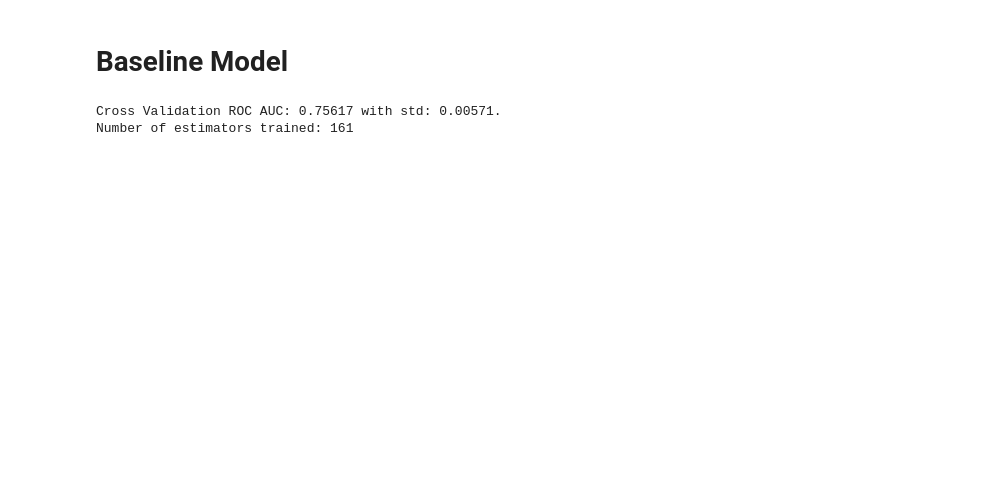
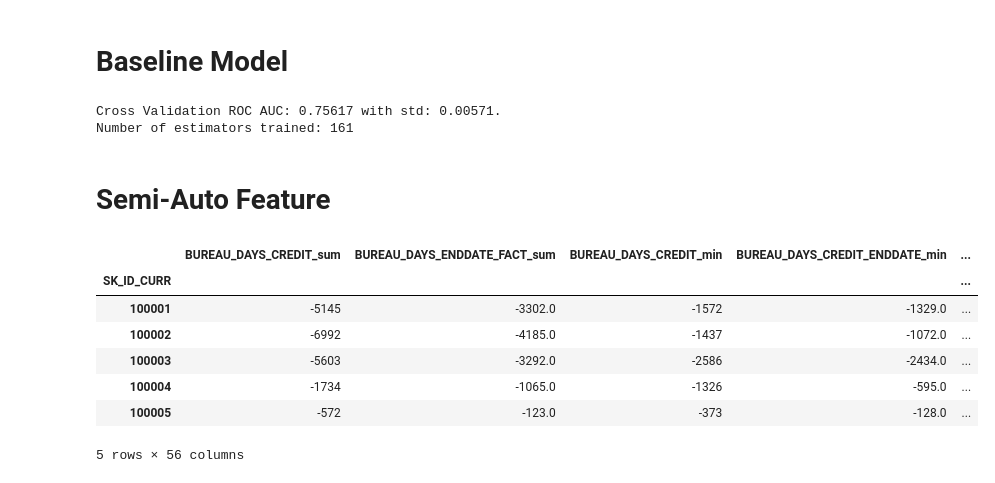
Before and after one commit to haataa/Home-Credit-Default-Risk, a Jupyter notebook: credit_default_predict.ipynb, the cells around one changed output. Saved outputs shown, nothing was run; the diff lists cells and outputs as text; code cells hidden in the pictures; blank space fills up the shorter version.

```diff
--- a/credit_default_predict.ipynb
+++ b/credit_default_predict.ipynb
@@ -629,3 +674,5 @@ def make_submission(cv_results, train, test):
 # %%
 submission_baseline = make_submission(cv_results_baseline, app_base_train, app_base_test)
 submission_baseline.to_csv('./data/submission_baseline.csv', index = False)
+# %% [markdown]
+# Semi-Auto Feature
@@ -631,0 +738,12 @@ submission_baseline.to_csv('./data/submission_baseline.csv', index = False)
+# %%
+bureau_agg = agg_numeric(bureau, 'SK_ID_CURR', 'BUREAU')
+bureau_agg.head()
+# %% [output]
+|  | BUREAU_DAYS_CREDIT_sum | BUREAU_DAYS_ENDDATE_FACT_sum | BUREAU_DAYS_CREDIT_min | BUREAU_DAYS_CREDIT_ENDDATE_min | ... |
+| SK_ID_CURR |  |  |  |  | ... |
+| 100001 | -5145 | -3302.0 | -1572 | -1329.0 | ... |
+| 100002 | -6992 | -4185.0 | -1437 | -1072.0 | ... |
+| 100003 | -5603 | -3292.0 | -2586 | -2434.0 | ... |
+| 100004 | -1734 | -1065.0 | -1326 | -595.0 | ... |
+| 100005 | -572 | -123.0 | -373 | -128.0 | ... |
+5 rows × 56 columns
```
Also changed, not shown: parts of 7 cells of this notebook.
